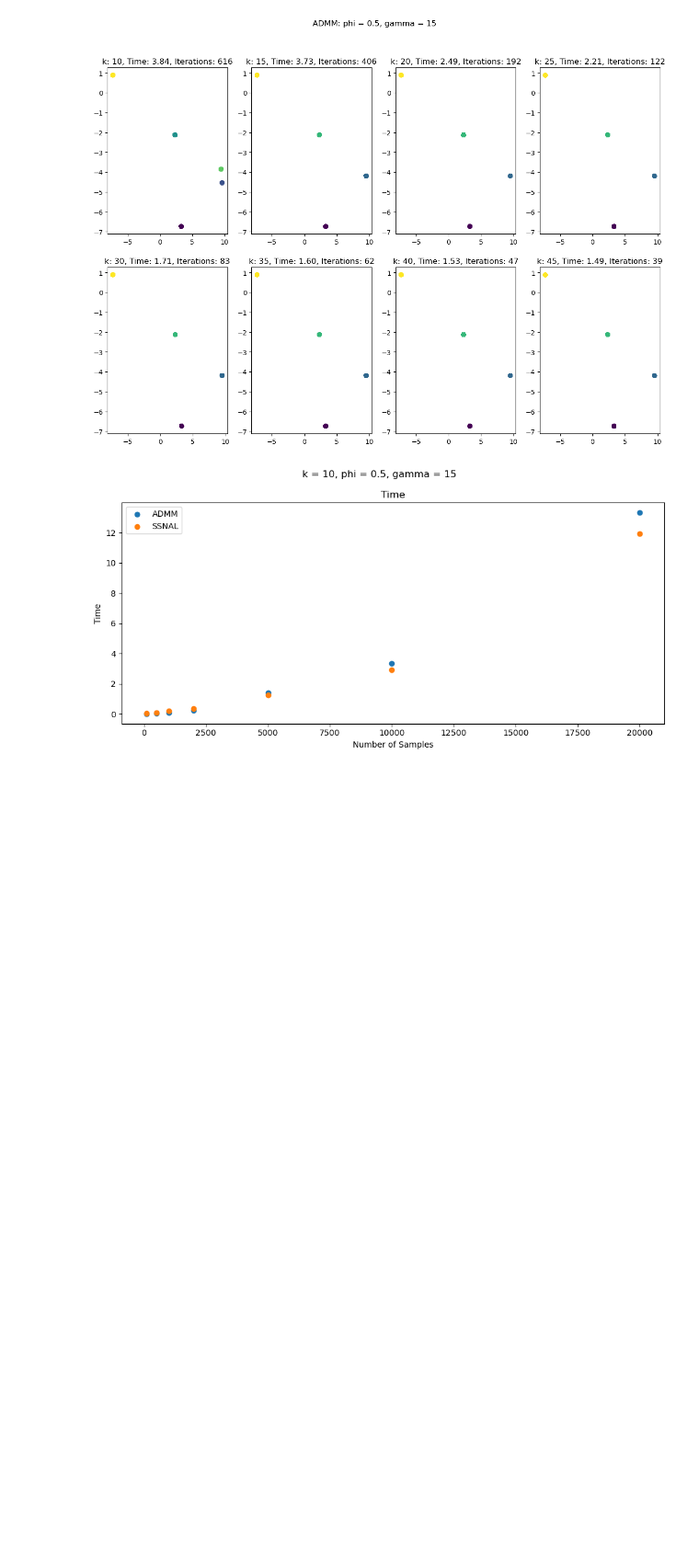
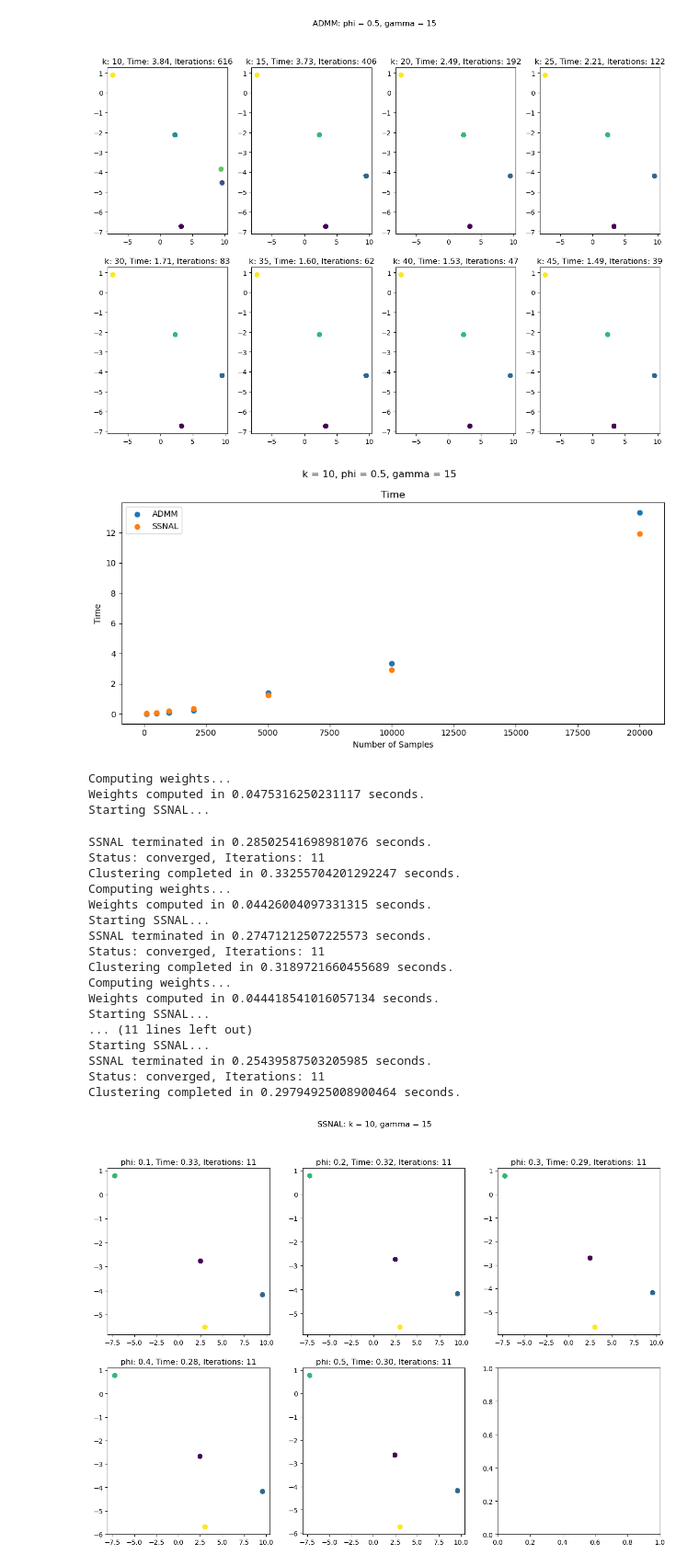
Before and after one commit to dx-li/pycvxcluster, a Jupyter notebook: Examples.ipynb, the cells around one changed output. Shown at 92% size. Cells and saved outputs as stored; diff of their text form; code cells hidden in the pictures; blank space fills up the shorter version.

```diff
--- a/Examples.ipynb
+++ b/Examples.ipynb
@@ -367,3 +367,45 @@ plt.tight_layout()
 plt.show()
 # %% [output]
 [figure]
+# %%
+#graph cluster paths varying phi
+n_samples = 1000
+blobs = datasets.make_blobs(
+    n_samples=n_samples, random_state=seed, centers=6, cluster_std=1
+)
+phis = [0.1, 0.2, 0.3, 0.4, 0.5]
+fig, axes = plt.subplots(2, 3, figsize=(8, 8))
+fig.set_size_inches(15, 10)
+centers = np.zeros((5, n_samples, 2))
+for i in range(5):
+    ssnal = pycvxcluster.pycvxcluster.SSNAL(k=10, phi=phis[i], gamma=15)
+    labels = ssnal.fit_predict(blobs[0], save_centers=True)
+    centers[i, :, :] = ssnal.centers_.T
+    axes[i // 3, i % 3].scatter(ssnal.centers_[0, :], ssnal.centers_[1, :], c=labels)
+    axes[i // 3, i % 3].set_title(
+        f"phi: {phis[i]}, Time: {ssnal.total_time_:.2f}, Iterations: {ssnal.iter_:.0f}"
+    )
+fig.suptitle(f"SSNAL: k = {ssnal.k}, gamma = {ssnal.gamma}")
+plt.show()
+# %% [output]
+Computing weights...
+Weights computed in 0.0475316250231117 seconds.
+Starting SSNAL...
+SSNAL terminated in 0.28502541698981076 seconds.
+Status: converged, Iterations: 11
+Clustering completed in 0.33255704201292247 seconds.
+Computing weights...
+Weights computed in 0.04426004097331315 seconds.
+Starting SSNAL...
+SSNAL terminated in 0.27471212507225573 seconds.
+Status: converged, Iterations: 11
+Clustering completed in 0.3189721660455689 seconds.
+Computing weights...
+Weights computed in 0.044418541016057134 seconds.
+Starting SSNAL...
+... (11 lines left out)
+Starting SSNAL...
+SSNAL terminated in 0.25439587503205985 seconds.
+Status: converged, Iterations: 11
+Clustering completed in 0.29794925008900464 seconds.
+[figure, added]
```
